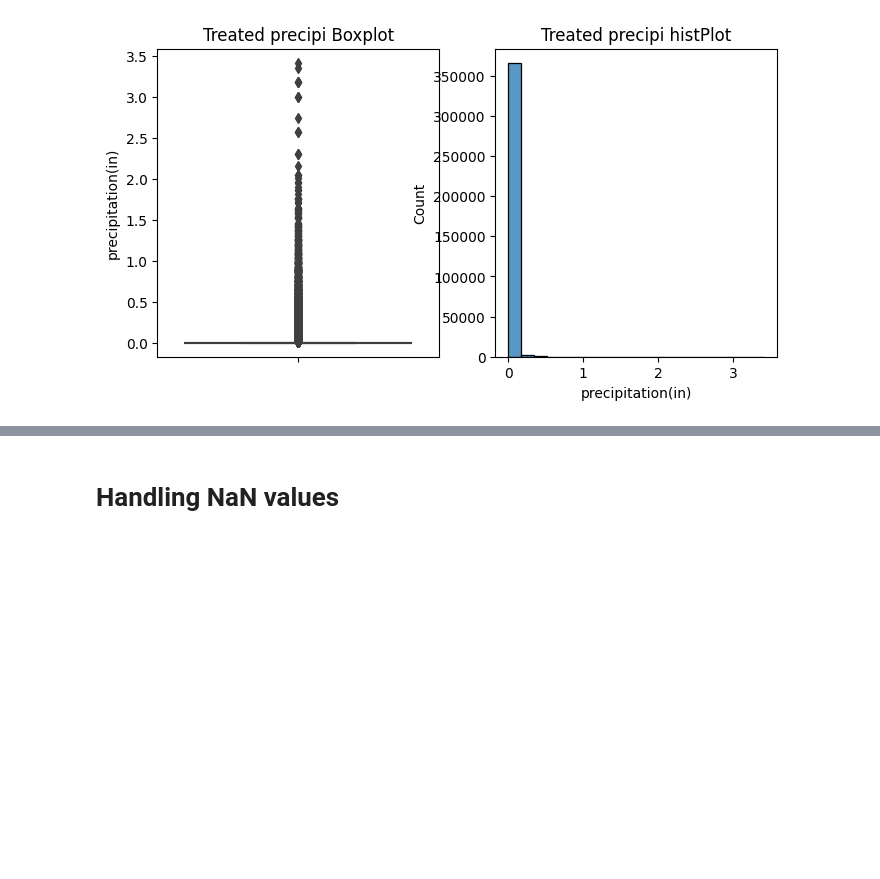
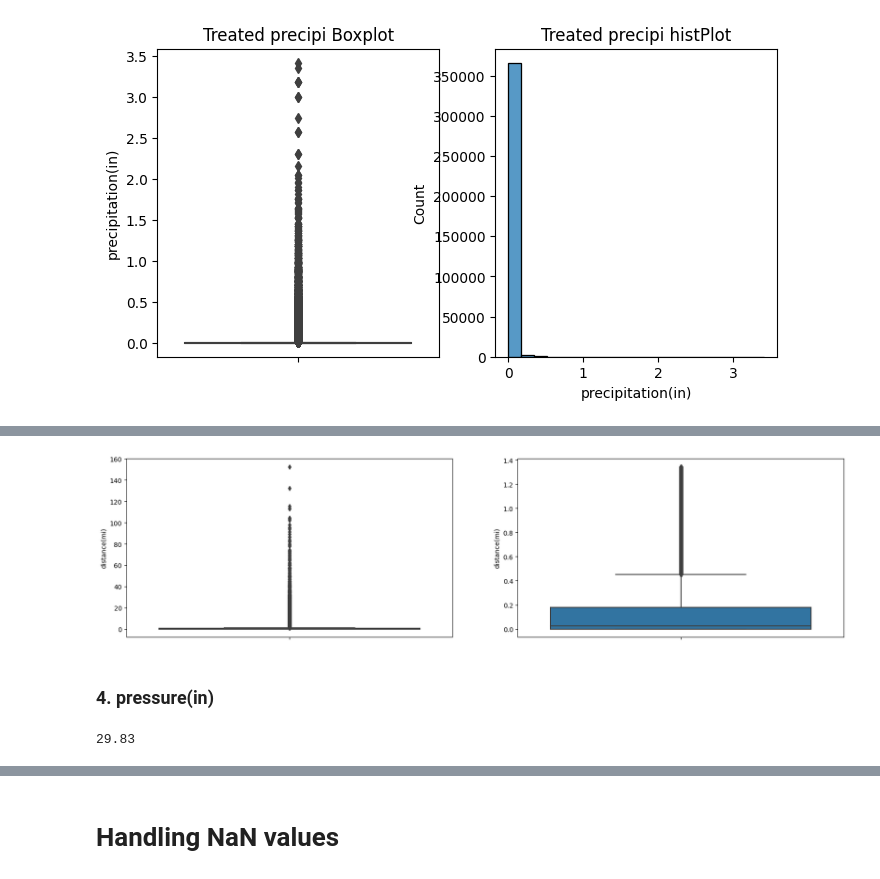
Before and after one commit to Govind-Asawa/US_Car_Accidents, a Jupyter notebook: ML_US_Car_accidents.ipynb, the cells around one changed output, grey strips where cells are left out. Cells and saved outputs as stored; diff of their text form; code cells hidden in the pictures; blank space fills up the shorter version.

Commit message:
Treating outlier(distance, pressure) and null values(weather_condition,wimd_speed,wind_direction)

```diff
--- a/ML_US_Car_accidents.ipynb
+++ b/ML_US_Car_accidents.ipynb
@@ -616,0 +623,18 @@ plt.show()
+# %%
+outliers = []
+def detect_outliers_iqr(data):
+    q1 = np.percentile(data, 25)
+    q3 = np.percentile(data, 75)
+#     tenth_percentile = np.percentile(df["distance(mi)"], 10)
+#     ninetieth_percentile = np.percentile(df["distance(mi)"], 90)
+    IQR = q3-q1
+    lwr_bound = q1-(1.5*IQR)
+    upr_bound = q3+(1.5*IQR)
+    for i in data:
+        if (i<lwr_bound or i>upr_bound):
+            outliers.append(i)
+    return outliers
+# %%
+distance_outliers=detect_outliers_iqr(df2["distance(mi)"])
+median_distance=np.median(df2["distance(mi)"])
+median_distance
@@ -616,0 +643,4 @@ plt.show()
+# %%
+for i in distance_outliers:
+    df2["distance(mi)"] = np.where(df2["distance(mi)"]==i, median_distance, df2["distance(mi)"])
+print("New Distance: ", df2["distance(mi)"])
@@ -616,0 +660,12 @@ plt.show()
+# %%
+def plot_box(col,df2):
+    fig, axs = plt.subplots(nrows=1,ncols=2,figsize=(20,5))
+    sns.boxplot(data=df, y = col,ax=axs[0])
+    sns.boxplot(data=df2, y = col,ax=axs[1])
+    plt.show()
+# %%
+plot_box("distance(mi)", df2)
+# %% [output]
+[figure, added]
+# %% [markdown]
+### 4. pressure(in)
@@ -616,0 +674,5 @@ plt.show()
+# %%
+median_pressure=np.median(df2["pressure(in)"])
+median_pressure
+# %% [output]
+29.83
```
Also changed, not shown: parts of 19 cells of this notebook.
